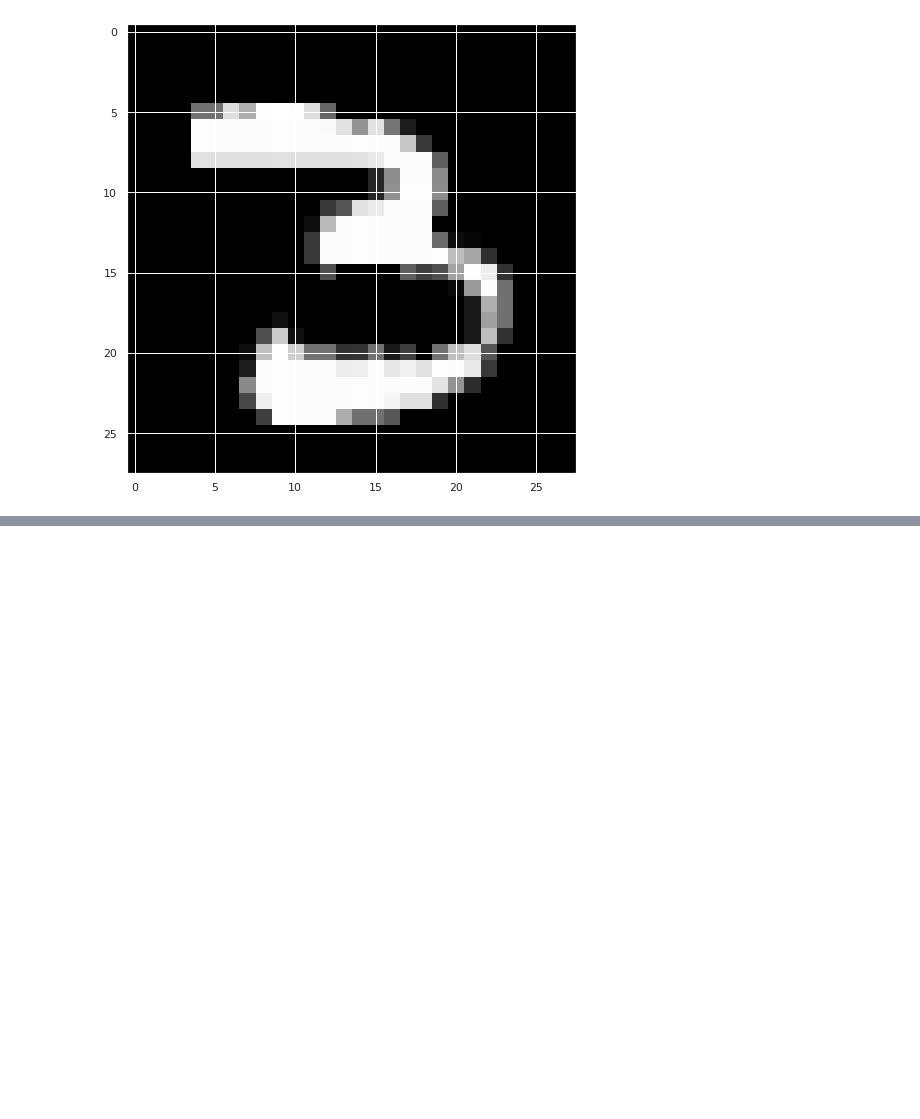
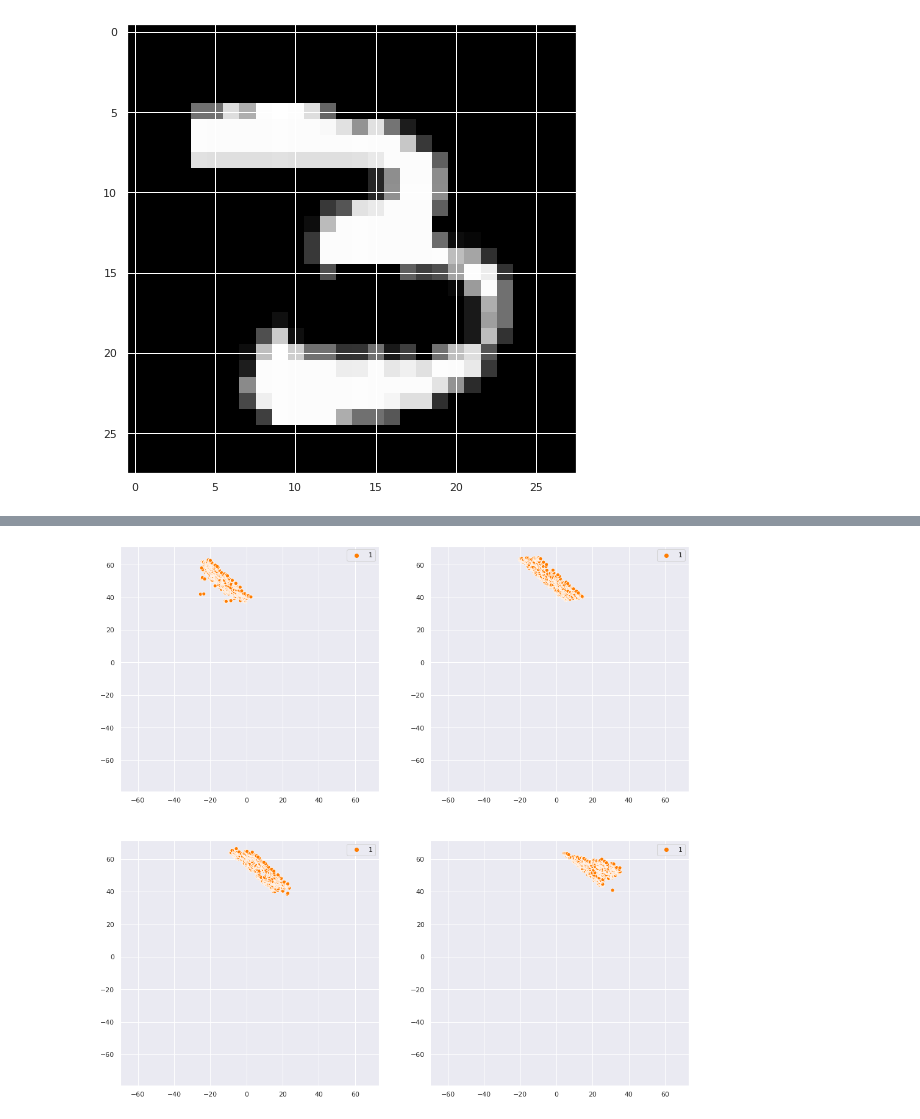
Before and after one commit to sonhamin/parallel_fedlearning, a Jupyter notebook: visualize_data.ipynb, the cells around one changed output, grey strips where cells are left out. Cells and saved outputs as stored; diff of their text form; code cells hidden in the pictures; blank space fills up the shorter version.

```diff
--- a/visualize_data.ipynb
+++ b/visualize_data.ipynb
@@ -159,0 +238,29 @@ sns.scatterplot(X_embedded[:,0], X_embedded[:,1], hue=y, legend='full', palette=
+# %%
+num_user = 4
+
+sns.set(rc={'figure.figsize':(16.7,16.27)})
+
+fig, axs = plt.subplots(nrows=num_user//2, ncols=2, )
+
+user=0
+for x in range(num_user // 2):
+    for z in range(2):
+        indexes = np.argsort(X_embedded_re2[:,0]+X_embedded_re2[:,1])
+        indexes = indexes[user*(len(indexes)//num_user):(user+1)*(len(indexes)//num_user)]
+
+        labels3 = np.squeeze([labels2[i] for i in indexes])
+        X_embedded_re3 = [X_embedded_re2[i] for i in indexes]
+        X_embedded_re3 = np.concatenate(X_embedded_re3, axis=0)
+        X_embedded_re3 = np.reshape(X_embedded_re3, (X_embedded_re3.shape[0] // 2, 2))
+        labels_unique = np.unique(labels3)
+        palettes = [palette[i] for i in labels_unique]
+
+
+        g = sns.scatterplot(X_embedded_re3[:,0], X_embedded_re3[:,1], hue=labels3, legend='full', palette=palettes, ax=axs[x][z])
+        g.set(xlim=(x_min, x_max))
+        g.set(ylim=(y_min, y_max))
+        user+=1
+
+sns.set(rc={'figure.figsize':(16.7,8.27)})
+# %% [output]
+[figure, added]
```
Also changed, not shown: parts of 21 cells of this notebook.
